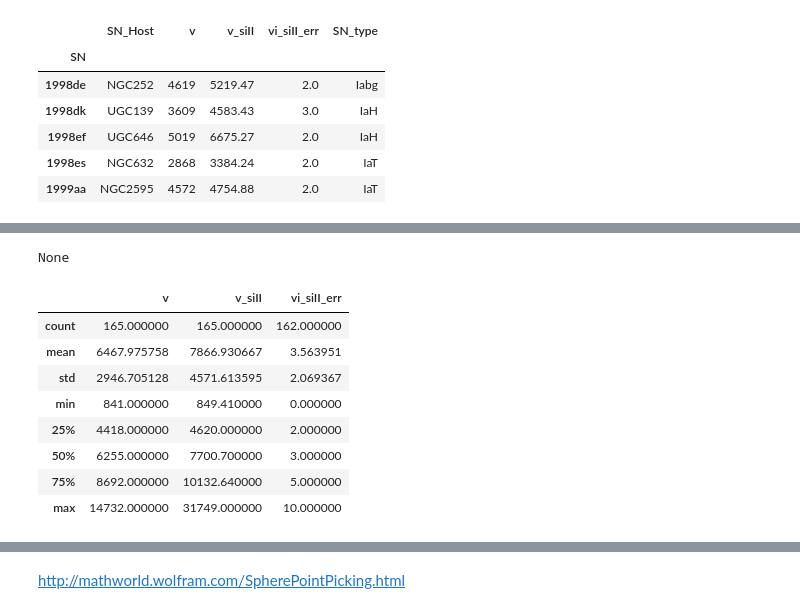
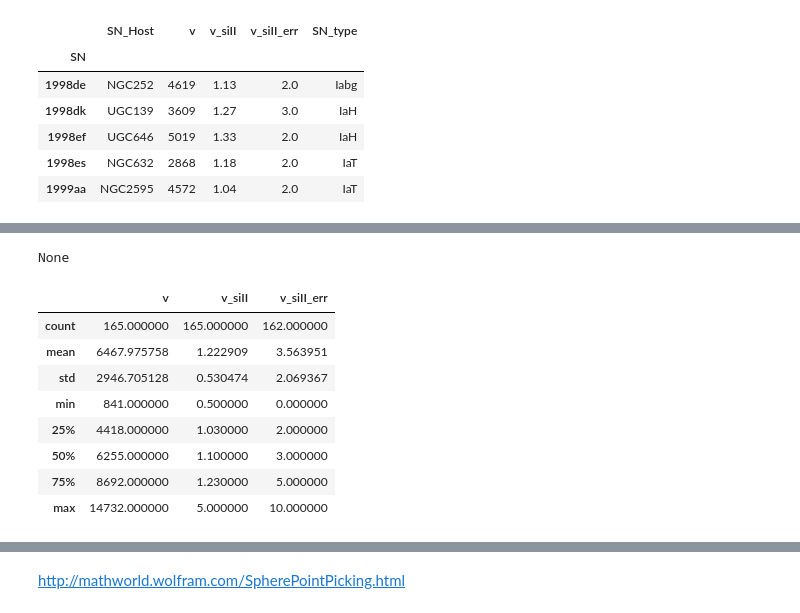
Before and after one commit to ketozhang/ejecta-velocities-of-type-Ia-supernovae, a Jupyter notebook: project.ipynb, the cells around one changed output, grey strips where cells are left out. Cells and saved outputs as stored; diff of their text form; code cells hidden in the pictures.

```diff
--- a/project.ipynb
+++ b/project.ipynb
@@ -19,7 +23,6 @@ def clean_sn_data(df):
           .iloc[:,[0,1,9,10,14]]
           .loc[~df['v_siII'].isnull(), :]
          )
-    df['v_siII'] = df['v'] * df['v_siII']
     return df
 
 sn_data = import_sn_data()
@@ -27,13 +30,13 @@ display(sn_data.head())
 display(sn_data.info(verbose=True))
 display(sn_data.describe())
 # %% [output]
-|  | SN_Host | v | v_siII | vi_siII_err | SN_type |
+|  | SN_Host | v | v_siII | v_siII_err | SN_type |
 | SN |  |  |  |  |  |
-| 1998de | NGC252 | 4619 | 5219.47 | 2.0 | Iabg |
-| 1998dk | UGC139 | 3609 | 4583.43 | 3.0 | IaH |
-| 1998ef | UGC646 | 5019 | 6675.27 | 2.0 | IaH |
-| 1998es | NGC632 | 2868 | 3384.24 | 2.0 | IaT |
-| 1999aa | NGC2595 | 4572 | 4754.88 | 2.0 | IaT |
+| 1998de | NGC252 | 4619 | 1.13 | 2.0 | Iabg |
+| 1998dk | UGC139 | 3609 | 1.27 | 3.0 | IaH |
+| 1998ef | UGC646 | 5019 | 1.33 | 2.0 | IaH |
+| 1998es | NGC632 | 2868 | 1.18 | 2.0 | IaT |
+| 1999aa | NGC2595 | 4572 | 1.04 | 2.0 | IaT |
 <class 'pandas.core.frame.DataFrame'>
 Index: 165 entries, 1998de to 2008hv
 Data columns (total 5 columns):
@@ -45,12 +48,12 @@ SN_type        157 non-null object
 dtypes: float64(2), int64(1), object(2)
 memory usage: 7.7+ KB
 None
-|  | v | v_siII | vi_siII_err |
+|  | v | v_siII | v_siII_err |
 | count | 165.000000 | 165.000000 | 162.000000 |
-| mean | 6467.975758 | 7866.930667 | 3.563951 |
-| std | 2946.705128 | 4571.613595 | 2.069367 |
-| min | 841.000000 | 849.410000 | 0.000000 |
-| 25% | 4418.000000 | 4620.000000 | 2.000000 |
-| 50% | 6255.000000 | 7700.700000 | 3.000000 |
-| 75% | 8692.000000 | 10132.640000 | 5.000000 |
-| max | 14732.000000 | 31749.000000 | 10.000000 |
+| mean | 6467.975758 | 1.222909 | 3.563951 |
+| std | 2946.705128 | 0.530474 | 2.069367 |
+| min | 841.000000 | 0.500000 | 0.000000 |
+| 25% | 4418.000000 | 1.030000 | 2.000000 |
+| 50% | 6255.000000 | 1.100000 | 3.000000 |
+| 75% | 8692.000000 | 1.230000 | 5.000000 |
+| max | 14732.000000 | 5.000000 | 10.000000 |
```
Also changed, not shown: parts of 17 cells of this notebook, 3 other files.
